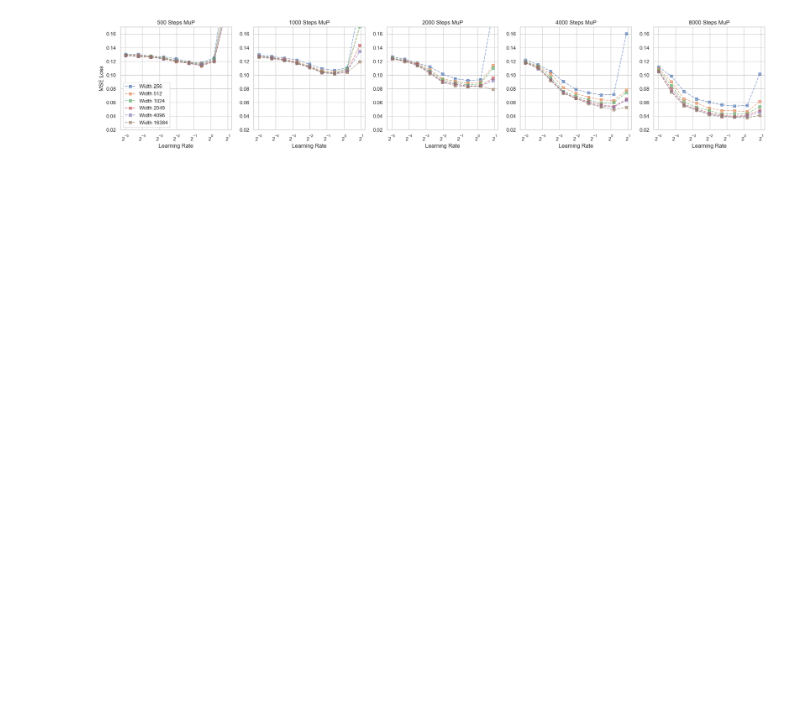
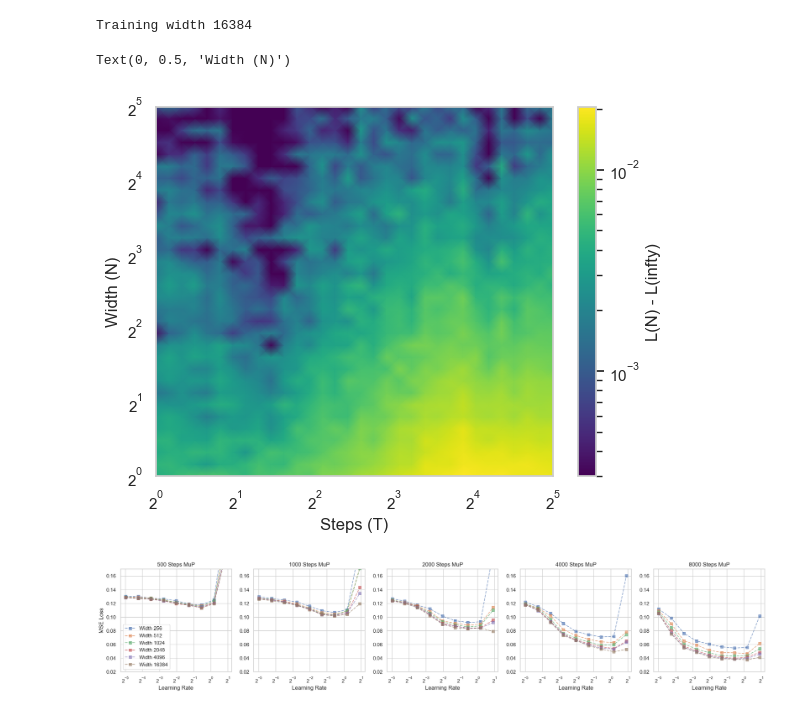
Before and after one commit to Petyrrrrr/MuP_games, a Jupyter notebook: two_hidden_layer.ipynb, the cells around one changed output. Drawn from its saved outputs; the diff is of its cells as text; code cells hidden in the pictures; blank space fills up the shorter version.

```diff
--- a/two_hidden_layer.ipynb
+++ b/two_hidden_layer.ipynb
@@ -19,10 +20,12 @@ def sample_batch_teacher(B, d_in, device="cuda"):
         y = h @ W3
         return x, y
 
-def train_mup(d_in, widths, B, T, lrs, sample_batch_fn, device="cuda"):
+def train_mup(d_in, widths, B, T, lrs, sample_batch_fn, device="cuda", verbose=False):
     train_losses = {w: {lr:[] for lr in lrs} for w in widths}
     loss_fn = nn.MSELoss()
     for width in widths:
+        if verbose:
+            print(f"Training width {width}")
         for lr in lrs:
             model = MLP2Hidden(d_in, width, 1).to(device)
             model.init_weights_mup()
@@ -68,5 +69,44 @@ teacher_weights = make_teacher(d_in, device, seed=42, teacher_width = 10000)
 train_losses_mup = train_mup(d_in, widths, B, T, lrs, sample_batch_teacher, device)
 display_results(widths, lrs, train_losses_mup)
+# %%
+lr = 0.5
+d_in = 32
+widths = [int(i) for i in (np.geomspace(1, 16, 32) * 256)]
+B = 512
+T = 9700
+teacher_weights = make_teacher(d_in, device, seed=42, teacher_width = 10000)
+train_losses_fixlr_2 = train_mup(d_in, widths, B, T, [lr], sample_batch_teacher, device, verbose=True)
+# %%
+lr = 0.5
+d_in = 32
+B = 512
+T = 9700
+teacher_weights = make_teacher(d_in, device, seed=42, teacher_width = 10000)
+train_losses_infty = train_mup(d_in, [16384], B, T, [lr], sample_batch_teacher, device, verbose=True)
+# %% [output]
+Training width 16384
+# %%
+width_losses = np.zeros((32, 32))
+steps = [int(i) for i in (np.geomspace(1, 16, 32) * 600)]
+widths = [int(i) for i in (np.geomspace(1, 16, 32) * 256)]
+for idx, width in enumerate(widths):
+    t_losses = [np.mean(train_losses_fixlr_2[width][lr][step-100:step+100]) - np.mean(train_losses_infty[16384][lr][step-100:step+100]) for step in steps]
+    width_losses[idx] = t_losses
+width_losses[width_losses <= 3e-4] = 3e-4
+
+x_vals = np.geomspace(1, 32, 32)
+y_vals = np.geomspace(1, 32, 32)
+X, Y = np.meshgrid(x_vals, y_vals)
+
+pcm = plt.pcolormesh(X, Y, width_losses, shading='gouraud', cmap='viridis', norm=LogNorm())
+plt.xscale('log', base=2)
+plt.yscale('log', base=2)
+plt.colorbar(pcm, label='L(N) - L(infty)')
+plt.xlabel('Steps (T)')
+plt.ylabel('Width (N)')
+# %% [output]
+Text(0, 0.5, 'Width (N)')
+[figure, added]
 # %%
 #MuP
 lrs = np.logspace(-1.5, 0.5, 10)
```
Also changed, not shown: parts of 4 cells of this notebook, 1 other file.
